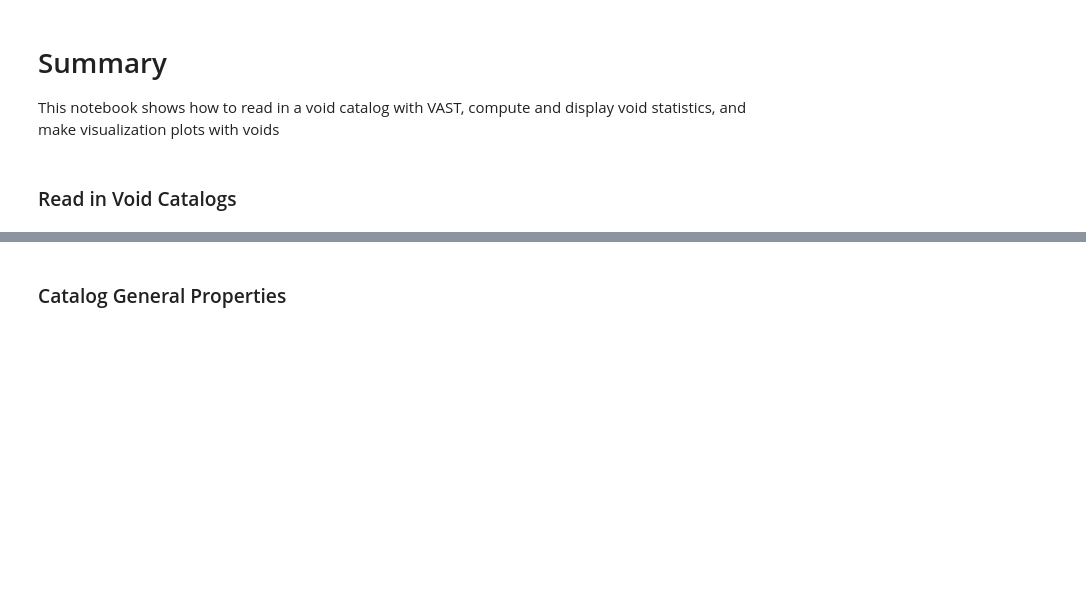
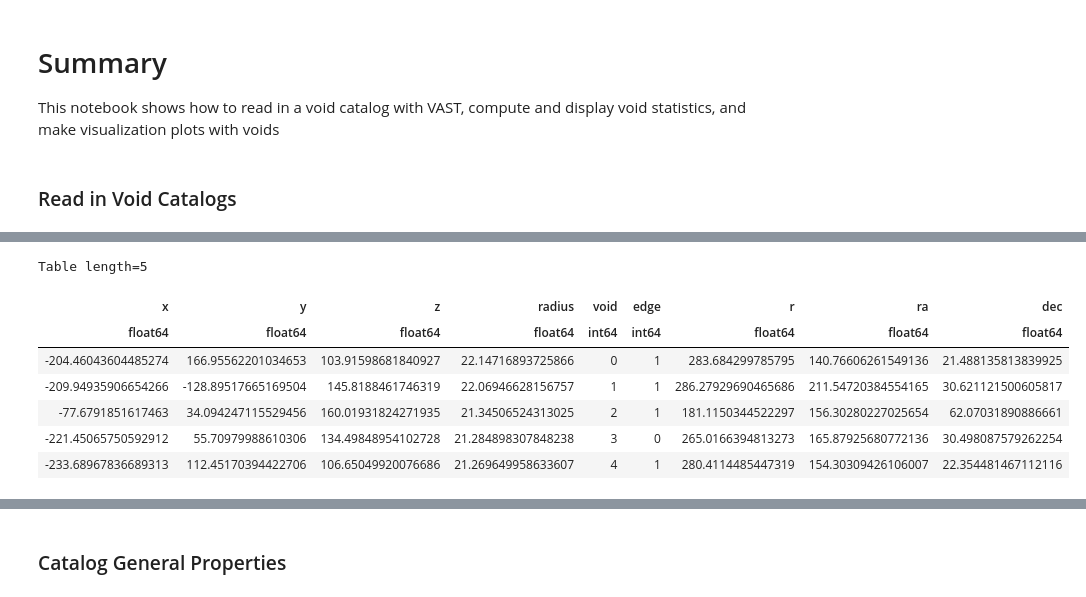
Before and after one commit to DESI-UR/VAST, a Jupyter notebook: example_scripts/void_analysis.ipynb, the cells around one changed output, grey strips where cells are left out. Drawn from its saved outputs; the diff is of its cells as text; code cells hidden in the pictures; blank space fills up the shorter version.

Commit message:
Added table information to example scripts

```diff
--- a/example_scripts/void_analysis.ipynb
+++ b/example_scripts/void_analysis.ipynb
@@ -41,0 +63,26 @@ vsquared_catalog.info['MSKRES'] = voidfinder_catalog.info['MSKRES']
+# %%
+# The following internal tables are availible to us for each algorithm
+# ==VoidFinder==
+# maximal spheres: voidfinder_catalog.maximals
+# hole spheres: voidfinder_catalog.holes
+# angular mask: voidfinder_catalog.mask
+# wall galaxies: voidfinder_catalog.wall (if VAST user elects to save galaxy input)
+# field galaxies: voidfinder_catalog.field (if VAST user elects to save galaxy input)
+# ==V2==
+# voids: vsquared_catalog.voids
+# zones: vsquared_catalog.zonevoid
+# galaxies: vsquared_catalog.galzone
+# cell triangles: vsquared_catalog.triangle (if user elects to save visualization data)
+# galaxy visualization info: vsquared_catalog.galviz (if user elects to save visualization data)
+
+# As an example, here are the first five entries for the VoidFinder maximals table
+voidfinder_catalog.maximals[:5]
+# %% [output]
+Table length=5
+| x | y | z | radius | void | edge | r | ra | dec |
+| float64 | float64 | float64 | float64 | int64 | int64 | float64 | float64 | float64 |
+| -204.46043604485274 | 166.95562201034653 | 103.91598681840927 | 22.14716893725866 | 0 | 1 | 283.684299785795 | 140.76606261549136 | 21.488135813839925 |
+| -209.94935906654266 | -128.89517665169504 | 145.8188461746319 | 22.06946628156757 | 1 | 1 | 286.27929690465686 | 211.54720384554165 | 30.621121500605817 |
+| -77.6791851617463 | 34.094247115529456 | 160.01931824271935 | 21.34506524313025 | 2 | 1 | 181.1150344522297 | 156.30280227025654 | 62.07031890886661 |
+| -221.45065750592912 | 55.70979988610306 | 134.49848954102728 | 21.284898307848238 | 3 | 0 | 265.0166394813273 | 165.87925680772136 | 30.498087579262254 |
+| -233.68967836689313 | 112.45170394422706 | 106.65049920076686 | 21.269649958633607 | 4 | 1 | 280.4114485447319 | 154.30309426106007 | 22.354481467112116 |
```
Also changed, not shown: parts of 4 cells of this notebook.
